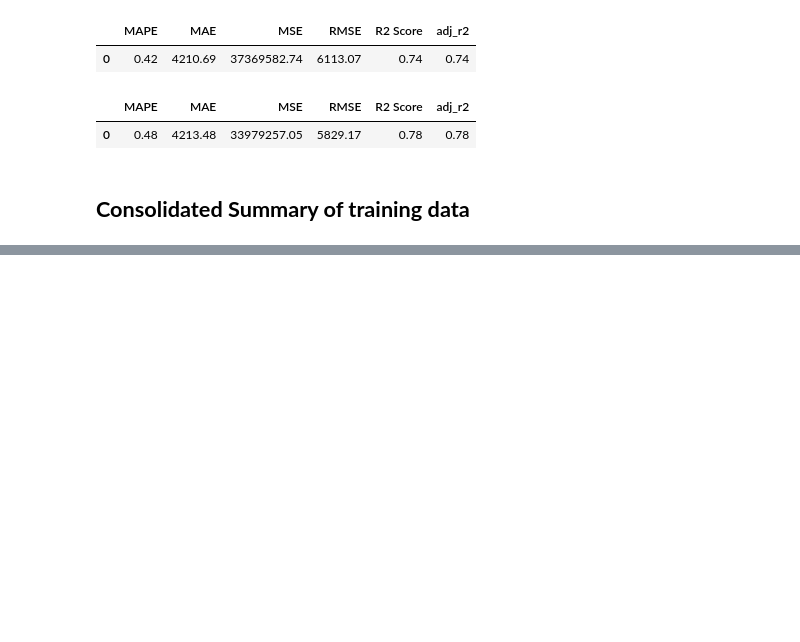
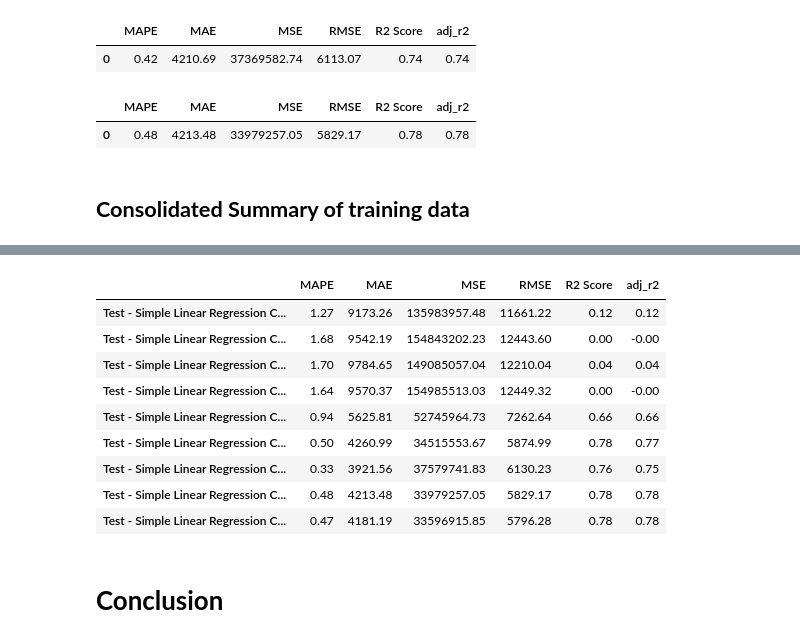
Before and after one commit to uniquegalaxycoder/Project, a Jupyter notebook: medical_insurance_data_|_insurance_charges_prediction.ipynb, the cells around one changed output, grey strips where cells are left out. Cells and saved outputs as stored; diff of their text form; code cells hidden in the pictures; blank space fills up the shorter version.

```diff
--- a/medical_insurance_data_|_insurance_charges_prediction.ipynb
+++ b/medical_insurance_data_|_insurance_charges_prediction.ipynb
@@ -987,0 +1018,26 @@ evlaution_on_test_9
+# %%
+test_model_evalution_df = pd.concat( [
+    evlaution_on_test_1.T,
+    evlaution_on_test_2.T,
+    evlaution_on_test_3.T,
+    evlaution_on_test_4.T,
+    evlaution_on_test_5.T,
+    evlaution_on_test_6.T,
+    evlaution_on_test_7.T,
+    evlaution_on_test_9.T,
+    evlaution_on_test_8.T
+] , axis= 1
+)
+
+test_model_evalution_df.columns = [
+    "Test - Simple Linear Regression Charge Vs. age",
+    "Test - Simple Linear Regression Charges Vs. Sex",
+    "Test - Simple Linear Regression Charges Vs. bmi",
+    "Test - Simple Linear Regression Charges Vs. children",
+    "Test - Simple Linear Regression Charges Vs. Smoker",
+    "Test - Simple Linear Regression Charges Vs. age, bmi, sex, smoker",
+    "Test - Simple Linear Regression Charges Vs. age, sex, children, smokers",
+    "Test - Simple Linear Regression Charges Vs. age, bmi, children, sex, smoker",
+    "Test - Simple Linear Regression Charges Vs. all Independent Variables"
+
+]
@@ -987,0 +1057,15 @@ evlaution_on_test_9
+# %%
+test_model_evalution_df.T
+# %% [output]
+|  | MAPE | MAE | MSE | RMSE | R2 Score | adj_r2 |
+| Test - Simple Linear Regression C... | 1.27 | 9173.26 | 135983957.48 | 11661.22 | 0.12 | 0.12 |
+| Test - Simple Linear Regression C... | 1.68 | 9542.19 | 154843202.23 | 12443.60 | 0.00 | -0.00 |
+| Test - Simple Linear Regression C... | 1.70 | 9784.65 | 149085057.04 | 12210.04 | 0.04 | 0.04 |
+| Test - Simple Linear Regression C... | 1.64 | 9570.37 | 154985513.03 | 12449.32 | 0.00 | -0.00 |
+| Test - Simple Linear Regression C... | 0.94 | 5625.81 | 52745964.73 | 7262.64 | 0.66 | 0.66 |
+| Test - Simple Linear Regression C... | 0.50 | 4260.99 | 34515553.67 | 5874.99 | 0.78 | 0.77 |
+| Test - Simple Linear Regression C... | 0.33 | 3921.56 | 37579741.83 | 6130.23 | 0.76 | 0.75 |
+| Test - Simple Linear Regression C... | 0.48 | 4213.48 | 33979257.05 | 5829.17 | 0.78 | 0.78 |
+| Test - Simple Linear Regression C... | 0.47 | 4181.19 | 33596915.85 | 5796.28 | 0.78 | 0.78 |
+# %% [markdown]
+# **Conclusion**
```
Also changed, not shown: parts of 13 cells of this notebook.
